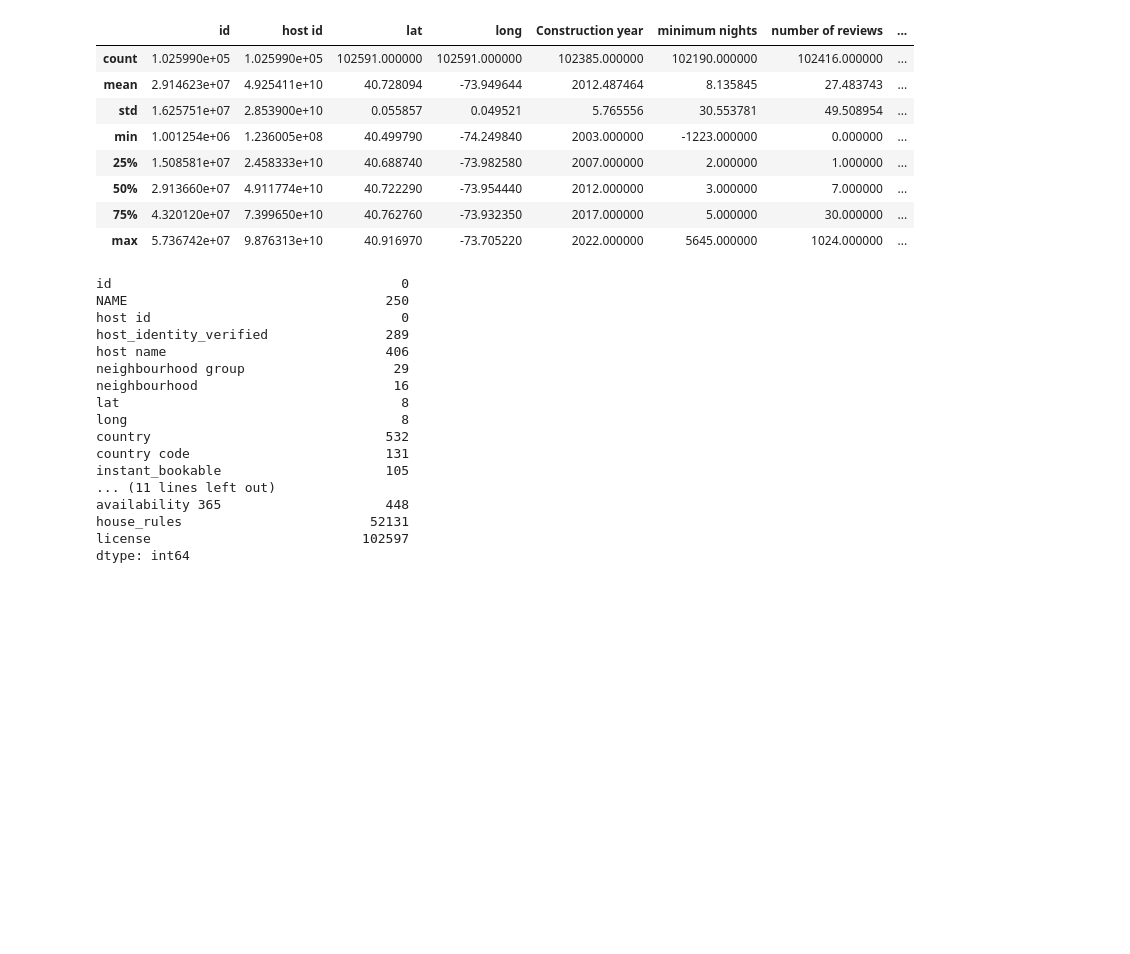
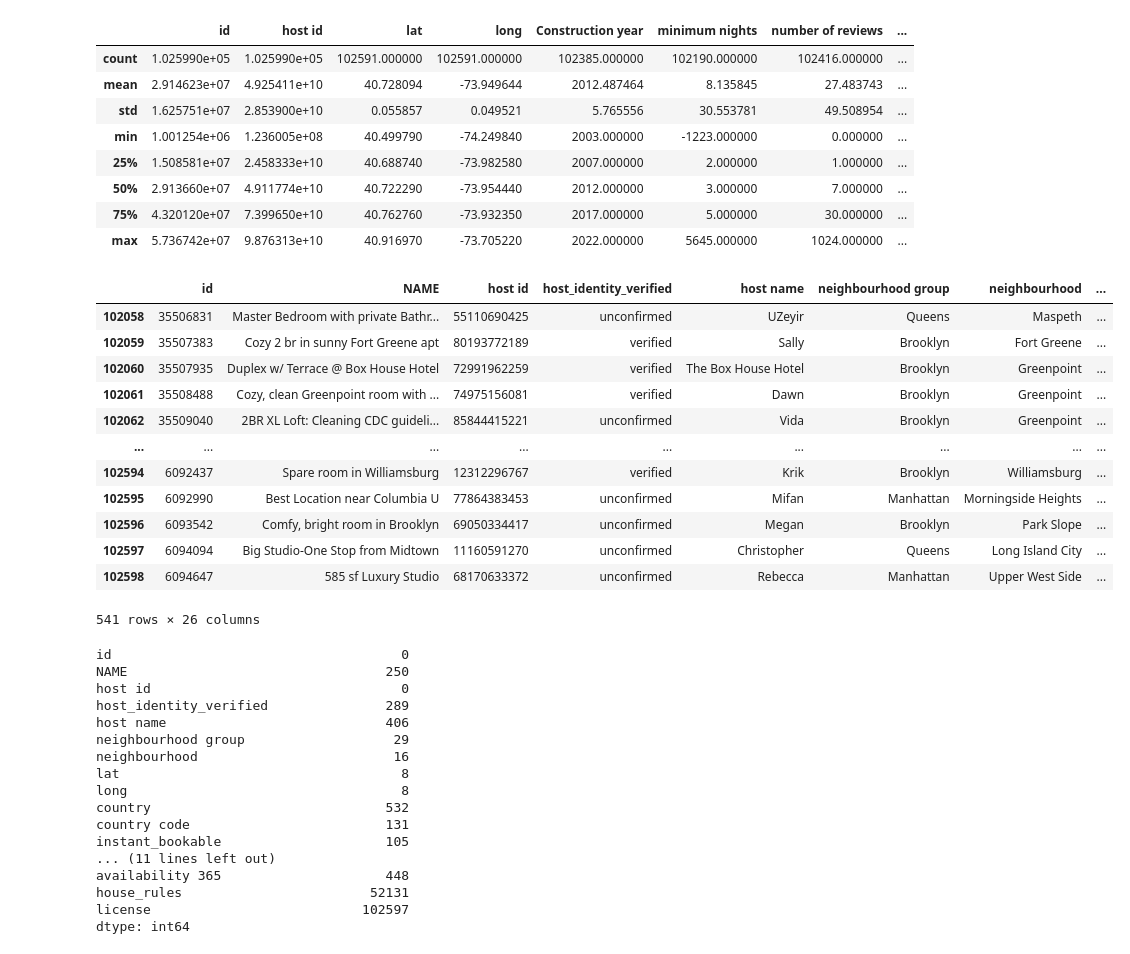
Before and after one commit to Solomon-hub23/data-science-project, a Jupyter notebook: data-cleaning/Project_1/Airbnb_project.ipynb, the cells around one changed output. Cells and saved outputs as stored; diff of their text form; code cells hidden in the pictures; blank space fills up the shorter version.

Commit message:
Continued data cleaning

```diff
--- a/data-cleaning/Project_1/Airbnb_project.ipynb
+++ b/data-cleaning/Project_1/Airbnb_project.ipynb
@@ -39,6 +39,22 @@ Airbnb_data.describe()
 | 50% | 2.913660e+07 | 4.911774e+10 | 40.722290 | -73.954440 | 2012.000000 | 3.000000 | 7.000000 | ... |
 | 75% | 4.320120e+07 | 7.399650e+10 | 40.762760 | -73.932350 | 2017.000000 | 5.000000 | 30.000000 | ... |
 | max | 5.736742e+07 | 9.876313e+10 | 40.916970 | -73.705220 | 2022.000000 | 5645.000000 | 1024.000000 | ... |
+# %%
+Airbnb_data[Airbnb_data.duplicated()]
+# %% [output]
+|  | id | NAME | host id | host_identity_verified | host name | neighbourhood group | neighbourhood | ... |
+| 102058 | 35506831 | Master Bedroom with private Bathr... | 55110690425 | unconfirmed | UZeyir | Queens | Maspeth | ... |
+| 102059 | 35507383 | Cozy 2 br in sunny Fort Greene apt | 80193772189 | verified | Sally | Brooklyn | Fort Greene | ... |
+| 102060 | 35507935 | Duplex w/ Terrace @ Box House Hotel | 72991962259 | verified | The Box House Hotel | Brooklyn | Greenpoint | ... |
+| 102061 | 35508488 | Cozy, clean Greenpoint room with ... | 74975156081 | verified | Dawn | Brooklyn | Greenpoint | ... |
+| 102062 | 35509040 | 2BR XL Loft: Cleaning CDC guideli... | 85844415221 | unconfirmed | Vida | Brooklyn | Greenpoint | ... |
+| ... | ... | ... | ... | ... | ... | ... | ... | ... |
+| 102594 | 6092437 | Spare room in Williamsburg | 12312296767 | verified | Krik | Brooklyn | Williamsburg | ... |
+| 102595 | 6092990 | Best Location near Columbia U | 77864383453 | unconfirmed | Mifan | Manhattan | Morningside Heights | ... |
+| 102596 | 6093542 | Comfy, bright room in Brooklyn | 69050334417 | unconfirmed | Megan | Brooklyn | Park Slope | ... |
+| 102597 | 6094094 | Big Studio-One Stop from Midtown | 11160591270 | unconfirmed | Christopher | Queens | Long Island City | ... |
+| 102598 | 6094647 | 585 sf Luxury Studio | 68170633372 | unconfirmed | Rebecca | Manhattan | Upper West Side | ... |
+541 rows × 26 columns
 # %%
 Airbnb_data.isnull().sum()
 # %% [output]
```
Also changed, not shown: parts of 14 cells of this notebook.
